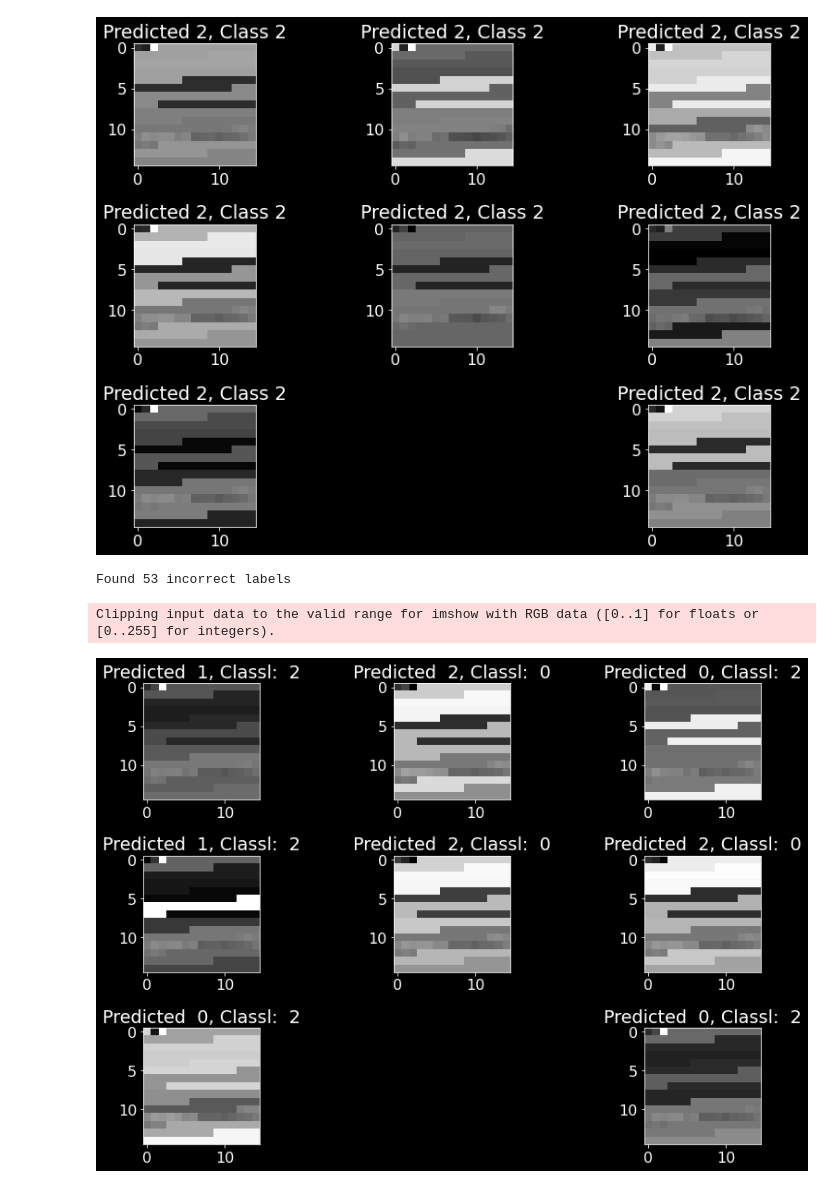
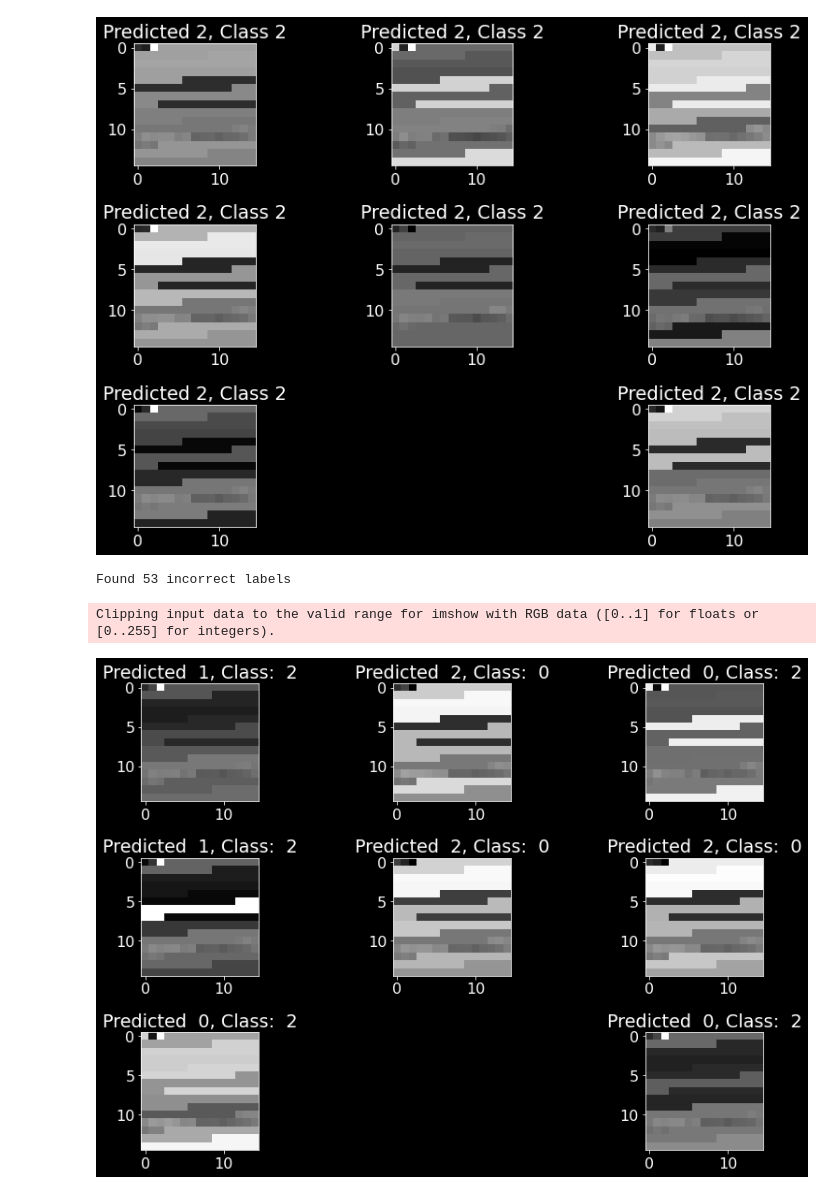
Before and after one commit to Olivia-Feldman/DLStockPrectionCNNModel-, a Jupyter notebook: Olivia__stock_predictor_cnn.ipynb, the cells around one changed output. Drawn from its saved outputs; the diff is of its cells as text; code cells hidden in the pictures.

```diff
--- a/Olivia__stock_predictor_cnn.ipynb
+++ b/Olivia__stock_predictor_cnn.ipynb
@@ -941,12 +906,12 @@ Clipping input data to the valid range for imshow with RGB data ([0..1] for floa
 # %%
 incorrect = np.where(y_test_classes!=pred_labels)[0]
 print ("Found %d incorrect labels" % len(incorrect))
 for i, incorrect in enumerate(incorrect[:9]):
     plt.subplot(3,3,i+1)
     plt.imshow(x_test[incorrect], cmap='gray', interpolation='none')
-    plt.title("Predicted  {}, Classl:  {}".format(pred_labels[incorrect], y_test_classes[incorrect]))
+    plt.title("Predicted  {}, Class:  {}".format(pred_labels[incorrect], y_test_classes[incorrect]))
     plt.tight_layout()
 # %% [output]
 Found 53 incorrect labels
 Clipping input data to the valid range for imshow with RGB data ([0..1] for floats or [0..255] for integers).
-[figure, old version]
+[figure, new version]
```
Also changed, not shown: parts of 7 cells of this notebook.
